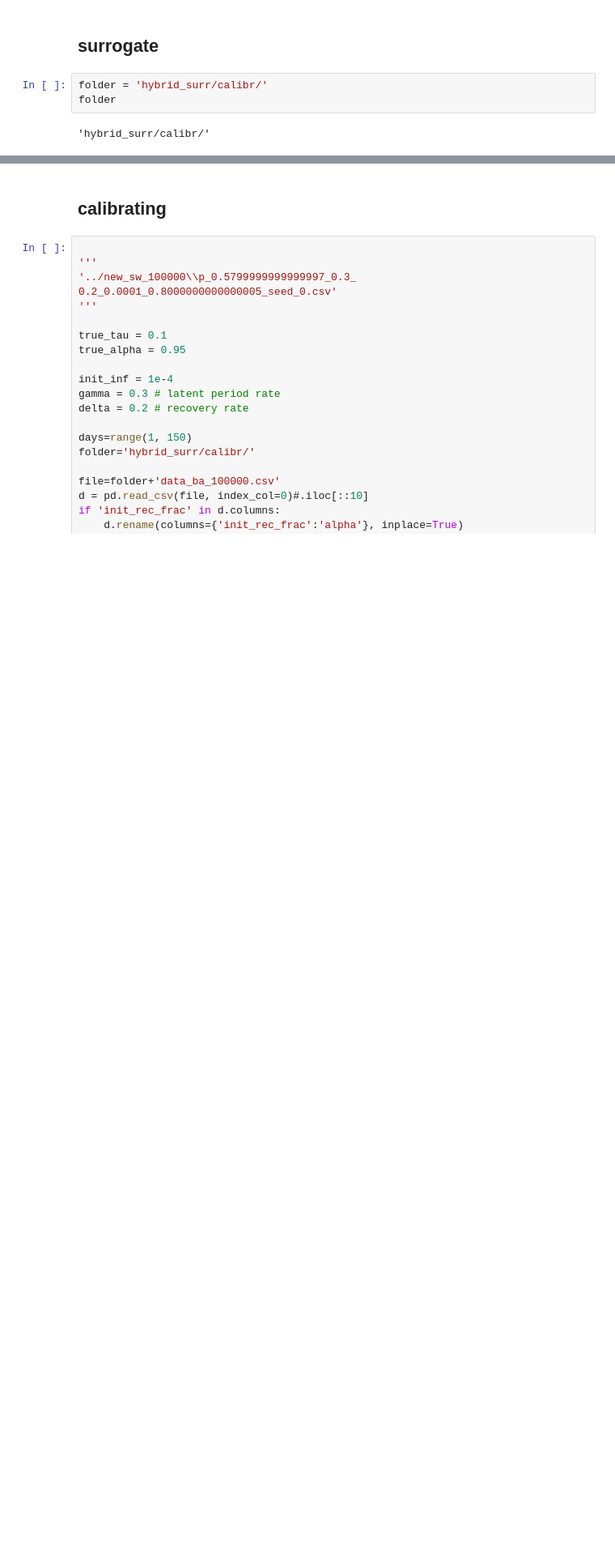
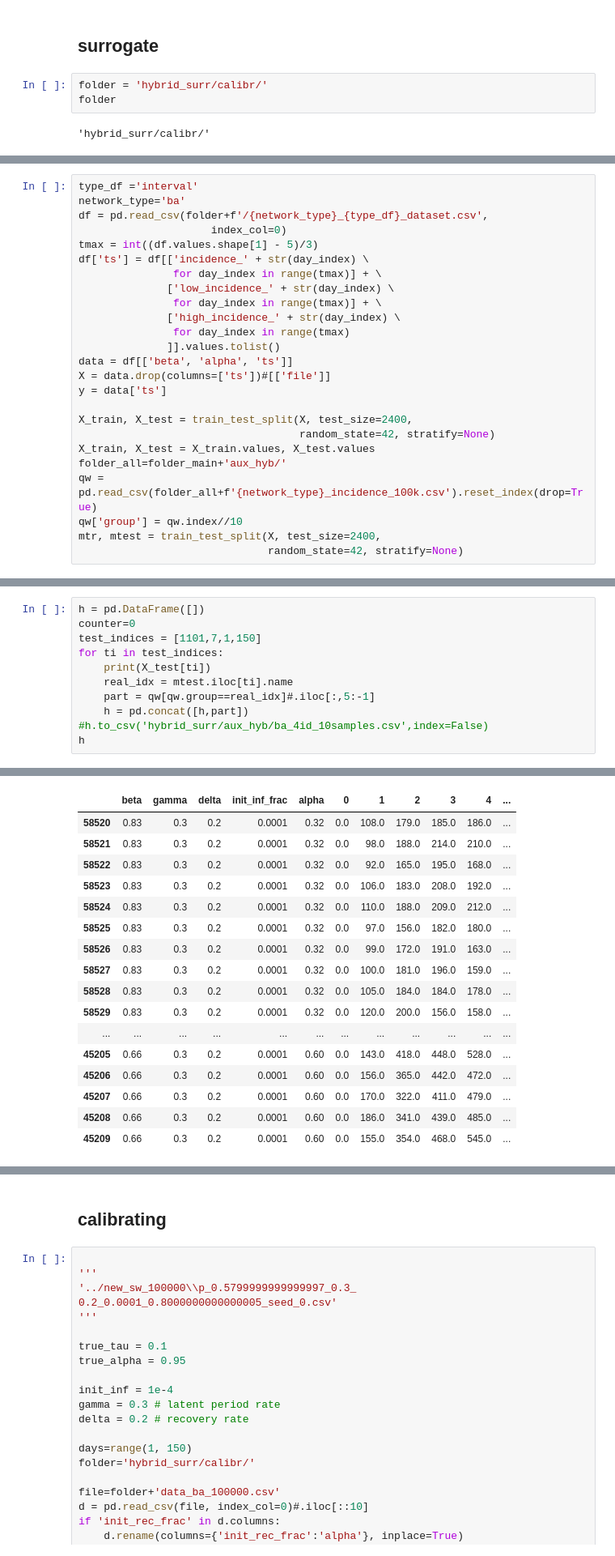
Before and after one commit to Mpkosh/hybrid-surrogate-mcp, a Jupyter notebook: examples-Copy1.ipynb, the cells around one changed output, grey strips where cells are left out. Shown at 81% size. Saved outputs shown, nothing was run; the diff lists cells and outputs as text; blank space fills up the shorter version.

```diff
--- a/examples-Copy1.ipynb
+++ b/examples-Copy1.ipynb
@@ -752,0 +282,25 @@ plt.tight_layout()
+# %%
+type_df ='interval'
+network_type='ba'
+df = pd.read_csv(folder+f'/{network_type}_{type_df}_dataset.csv',
+                     index_col=0)
+tmax = int((df.values.shape[1] - 5)/3)
+df['ts'] = df[['incidence_' + str(day_index) \
+               for day_index in range(tmax)] + \
+              ['low_incidence_' + str(day_index) \
+               for day_index in range(tmax)] + \
+              ['high_incidence_' + str(day_index) \
+               for day_index in range(tmax)
+              ]].values.tolist()
+data = df[['beta', 'alpha', 'ts']]
+X = data.drop(columns=['ts'])#[['file']]
+y = data['ts']
+
+X_train, X_test = train_test_split(X, test_size=2400,
+                                   random_state=42, stratify=None)
+X_train, X_test = X_train.values, X_test.values
+folder_all=folder_main+'aux_hyb/'
+qw = pd.read_csv(folder_all+f'{network_type}_incidence_100k.csv').reset_index(drop=True)
+qw['group'] = qw.index//10
+mtr, mtest = train_test_split(X, test_size=2400,
+                              random_state=42, stratify=None)
@@ -752,0 +325,12 @@ plt.tight_layout()
+# %%
+h = pd.DataFrame([])
+counter=0
+test_indices = [1101,7,1,150]
+for ti in test_indices:
+    print(X_test[ti])
+    real_idx = mtest.iloc[ti].name
+    part = qw[qw.group==real_idx]#.iloc[:,5:-1]
+    h = pd.concat([h,part])
+#h.to_csv('hybrid_surr/aux_hyb/ba_4id_10samples.csv',index=False)
+h
+# %% [output]
@@ -752,0 +341,17 @@ plt.tight_layout()
+|  | beta | gamma | delta | init_inf_frac | alpha | 0 | 1 | 2 | 3 | 4 | ... |
+| 58520 | 0.83 | 0.3 | 0.2 | 0.0001 | 0.32 | 0.0 | 108.0 | 179.0 | 185.0 | 186.0 | ... |
+| 58521 | 0.83 | 0.3 | 0.2 | 0.0001 | 0.32 | 0.0 | 98.0 | 188.0 | 214.0 | 210.0 | ... |
+| 58522 | 0.83 | 0.3 | 0.2 | 0.0001 | 0.32 | 0.0 | 92.0 | 165.0 | 195.0 | 168.0 | ... |
+| 58523 | 0.83 | 0.3 | 0.2 | 0.0001 | 0.32 | 0.0 | 106.0 | 183.0 | 208.0 | 192.0 | ... |
+| 58524 | 0.83 | 0.3 | 0.2 | 0.0001 | 0.32 | 0.0 | 110.0 | 188.0 | 209.0 | 212.0 | ... |
+| 58525 | 0.83 | 0.3 | 0.2 | 0.0001 | 0.32 | 0.0 | 97.0 | 156.0 | 182.0 | 180.0 | ... |
+| 58526 | 0.83 | 0.3 | 0.2 | 0.0001 | 0.32 | 0.0 | 99.0 | 172.0 | 191.0 | 163.0 | ... |
+| 58527 | 0.83 | 0.3 | 0.2 | 0.0001 | 0.32 | 0.0 | 100.0 | 181.0 | 196.0 | 159.0 | ... |
+| 58528 | 0.83 | 0.3 | 0.2 | 0.0001 | 0.32 | 0.0 | 105.0 | 184.0 | 184.0 | 178.0 | ... |
+| 58529 | 0.83 | 0.3 | 0.2 | 0.0001 | 0.32 | 0.0 | 120.0 | 200.0 | 156.0 | 158.0 | ... |
+| ... | ... | ... | ... | ... | ... | ... | ... | ... | ... | ... | ... |
+| 45205 | 0.66 | 0.3 | 0.2 | 0.0001 | 0.60 | 0.0 | 143.0 | 418.0 | 448.0 | 528.0 | ... |
+| 45206 | 0.66 | 0.3 | 0.2 | 0.0001 | 0.60 | 0.0 | 156.0 | 365.0 | 442.0 | 472.0 | ... |
+| 45207 | 0.66 | 0.3 | 0.2 | 0.0001 | 0.60 | 0.0 | 170.0 | 322.0 | 411.0 | 479.0 | ... |
+| 45208 | 0.66 | 0.3 | 0.2 | 0.0001 | 0.60 | 0.0 | 186.0 | 341.0 | 439.0 | 485.0 | ... |
+| 45209 | 0.66 | 0.3 | 0.2 | 0.0001 | 0.60 | 0.0 | 155.0 | 354.0 | 468.0 | 545.0 | ... |
```
Also changed, not shown: parts of 34 cells of this notebook, 36 other files.
